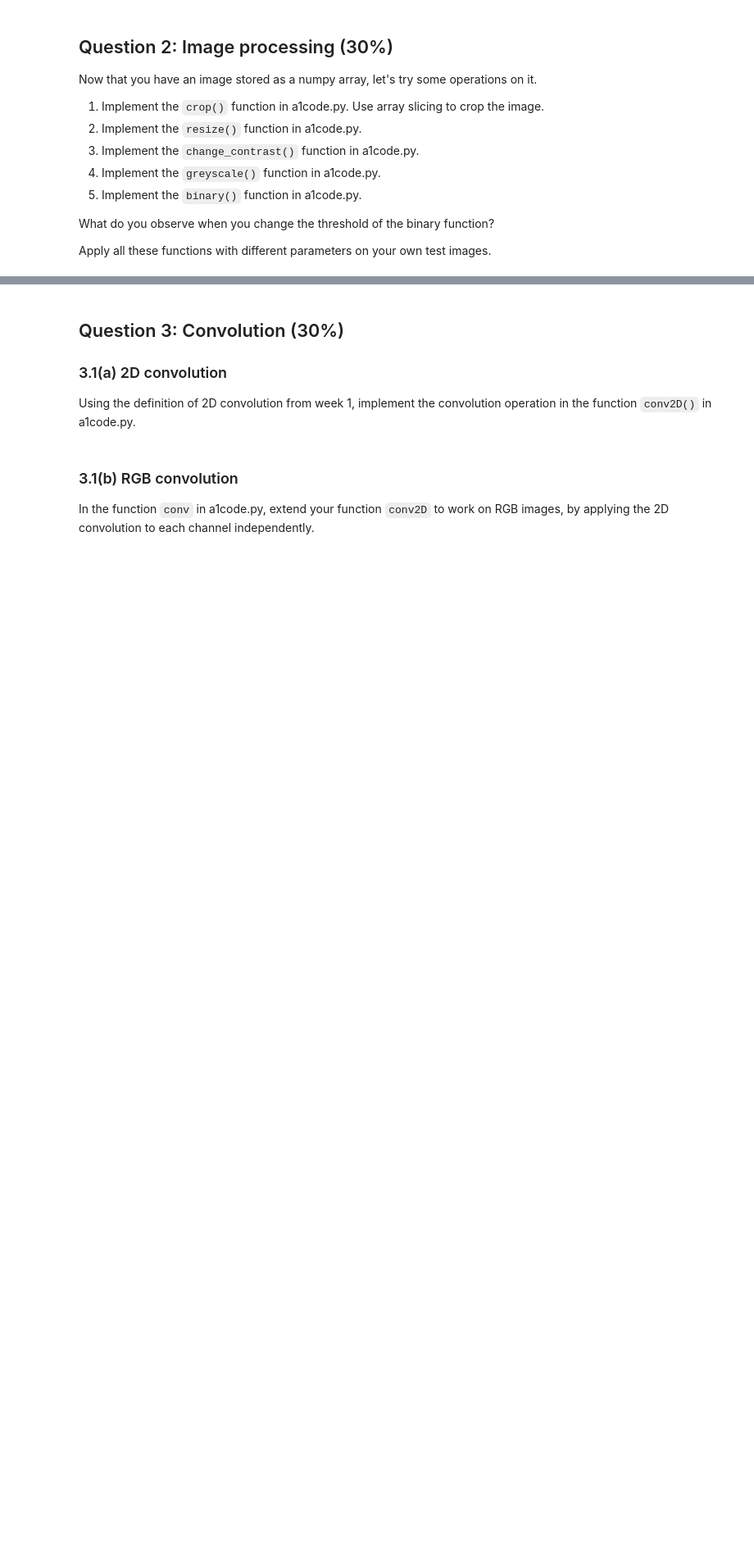
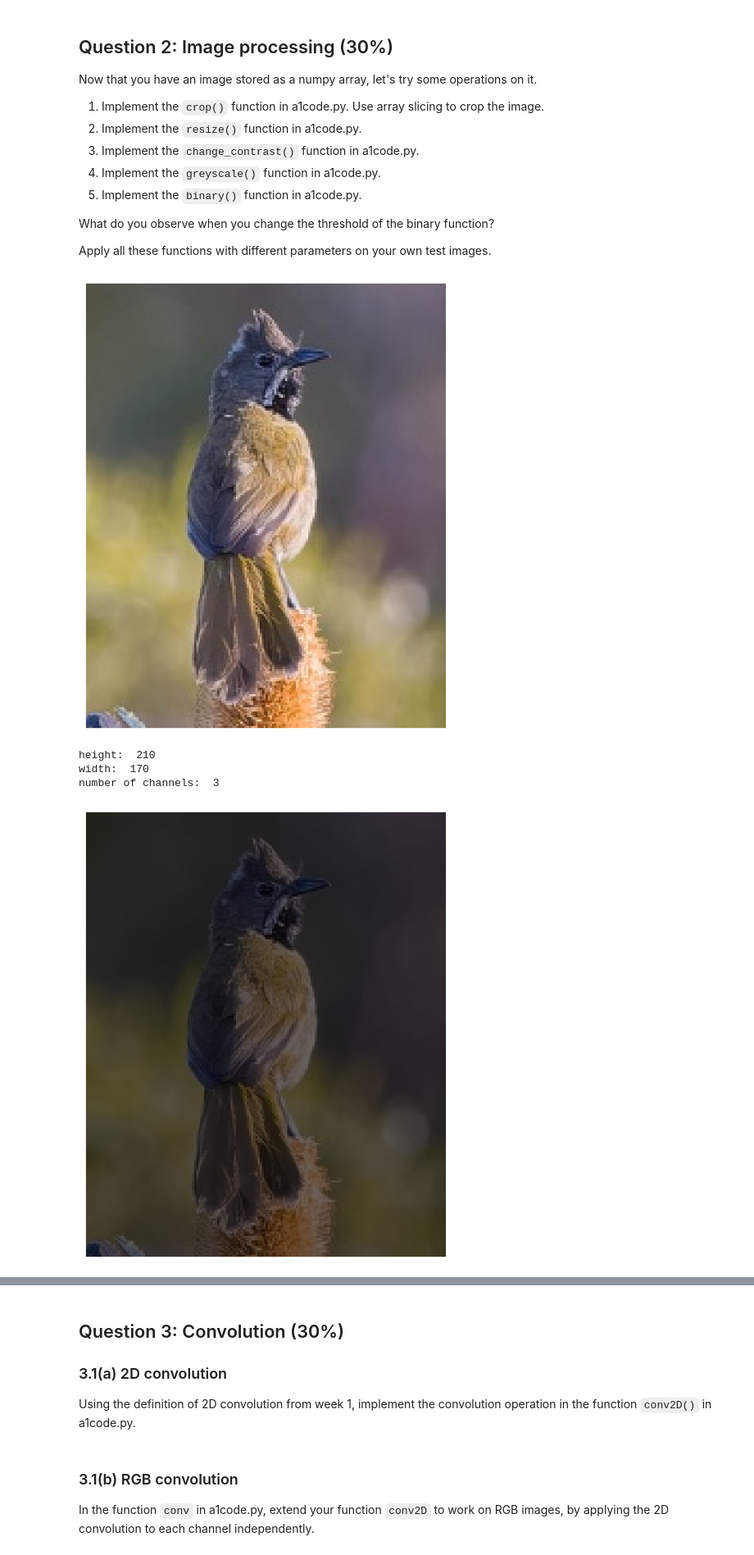
Before and after one commit to Viydal/compVis, a Jupyter notebook: Assignment_1/Assignment_1/Assignment_1_Notebook.ipynb, the cells around one changed output, grey strips where cells are left out. Shown at 82% size. Cells and saved outputs as stored; diff of their text form; code cells hidden in the pictures; blank space fills up the shorter version.

```diff
--- a/Assignment_1/Assignment_1/Assignment_1_Notebook.ipynb
+++ b/Assignment_1/Assignment_1/Assignment_1_Notebook.ipynb
@@ -157,32 +181,38 @@ What do you observe when you change the threshold of the binary function?
 Apply all these functions with different parameters on your own test images.
 # %%
 # This should crop the bird from the  image; you will need to adjust the parameters for the correct crop size and location
-crop_img = crop(image1, 278, 5, 508, 272)
+crop_img = crop(image1, 120, 250, 210, 170)
 display(crop_img)
 print_stats(crop_img)
 
 resize_img = resize(crop_img, 500, 600)
 display(resize_img)
 print_stats(resize_img)
 
 contrast_img = change_contrast(image1, 0.5)
 display(contrast_img)
 print_stats(contrast_img)
 
 contrast_img = change_contrast(image1, 1.5)
 display(contrast_img)
 print_stats(contrast_img)
 
 grey_img = greyscale(image1)
 display(grey_img)
 print_stats(grey_img)
 
 binary_img = binary(grey_img, 0.3)
 display(binary_img)
 print_stats(binary_img)
 
 binary_img = binary(grey_img, 0.7)
 display(binary_img)
 print_stats(binary_img)
 
 # Add your own tests here...
+# %% [output]
+[figure, added]
+height:  210
+width:  170
+number of channels:  3
+[figure, added]
```
Also changed, not shown: parts of 7 cells of this notebook, 6 other files.
